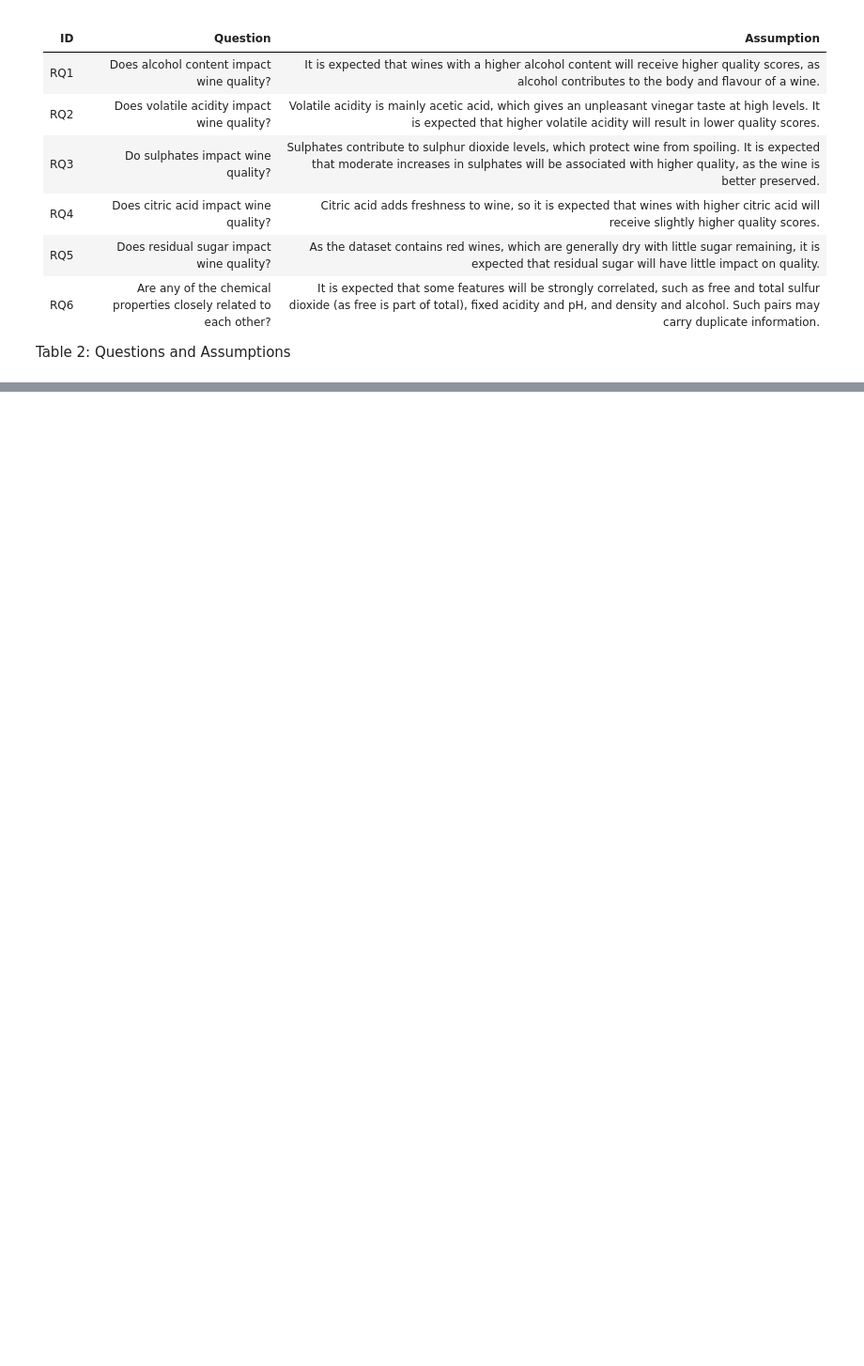
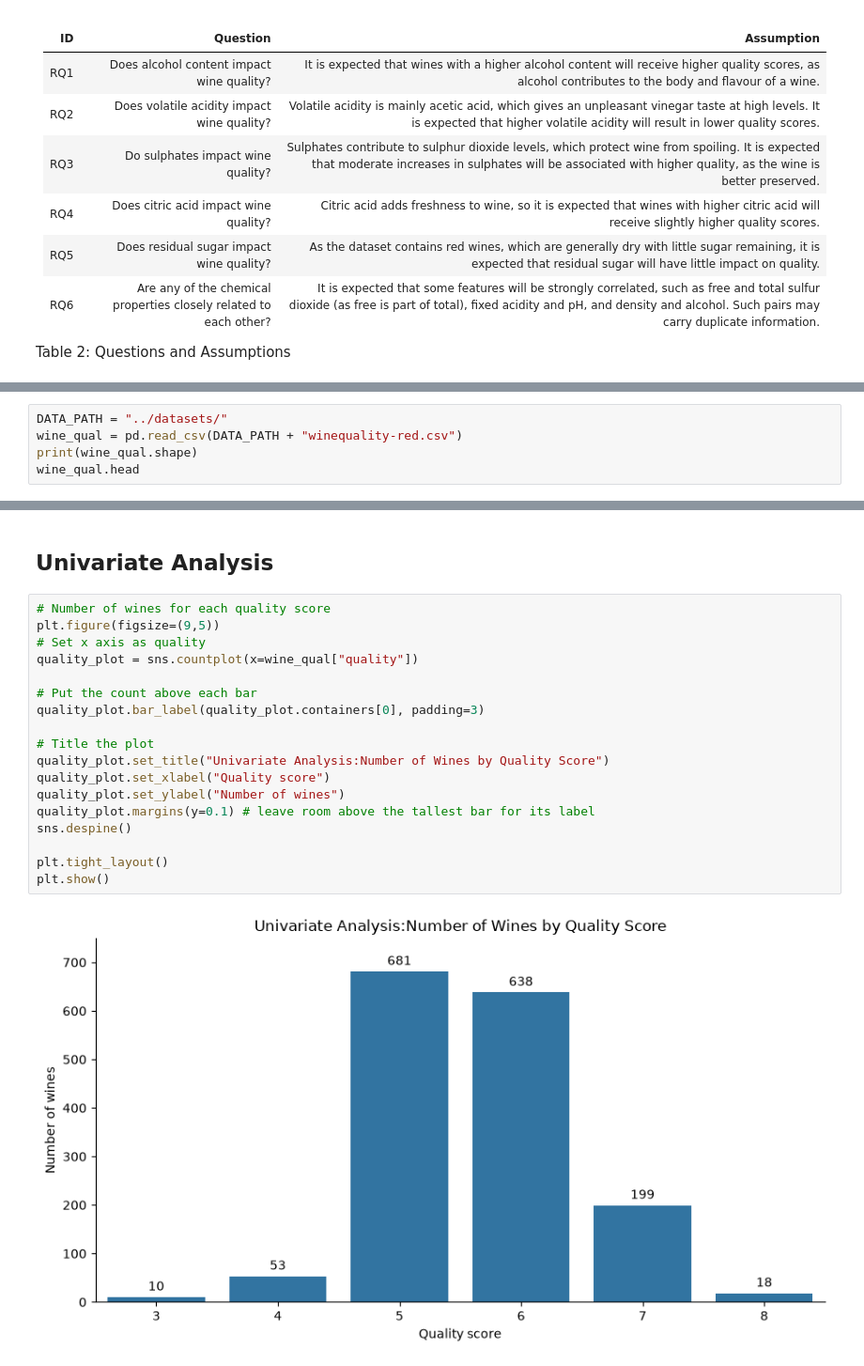
Before and after one commit to ayoajimuda/machine-learning, a Jupyter notebook: notebooks/wine_quality.ipynb, the cells around one changed output, grey strips where cells are left out. Shown at 94% size. Cells and saved outputs as stored; diff of their text form; blank space fills up the shorter version.

Commit message:
opt: Uni, Bi & Multi - variate analysis done

```diff
--- a/notebooks/wine_quality.ipynb
+++ b/notebooks/wine_quality.ipynb
@@ -81,3 +82,8 @@ from sklearn.ensemble import RandomForestClassifier, RandomForestRegressor
 
 from sklearn.metrics import accuracy_score, recall_score
 from sklearn.metrics import mean_absolute_error, mean_squared_error, r2_score
+# %%
+DATA_PATH = "../datasets/"
+wine_qual = pd.read_csv(DATA_PATH + "winequality-red.csv")
+print(wine_qual.shape)
+wine_qual.head
@@ -83,0 +173,22 @@ from sklearn.metrics import mean_absolute_error, mean_squared_error, r2_score
+# %% [markdown]
+## Univariate Analysis
+# %%
+# Number of wines for each quality score
+plt.figure(figsize=(9,5))
+# Set x axis as quality
+quality_plot = sns.countplot(x=wine_qual["quality"])
+
+# Put the count above each bar
+quality_plot.bar_label(quality_plot.containers[0], padding=3)
+
+# Title the plot
+quality_plot.set_title("Univariate Analysis:Number of Wines by Quality Score")
+quality_plot.set_xlabel("Quality score")
+quality_plot.set_ylabel("Number of wines")
+quality_plot.margins(y=0.1) # leave room above the tallest bar for its label
+sns.despine()
+
+plt.tight_layout()
+plt.show()
+# %% [output]
+[figure, added]
```
Also changed, not shown: parts of 22 cells of this notebook.
